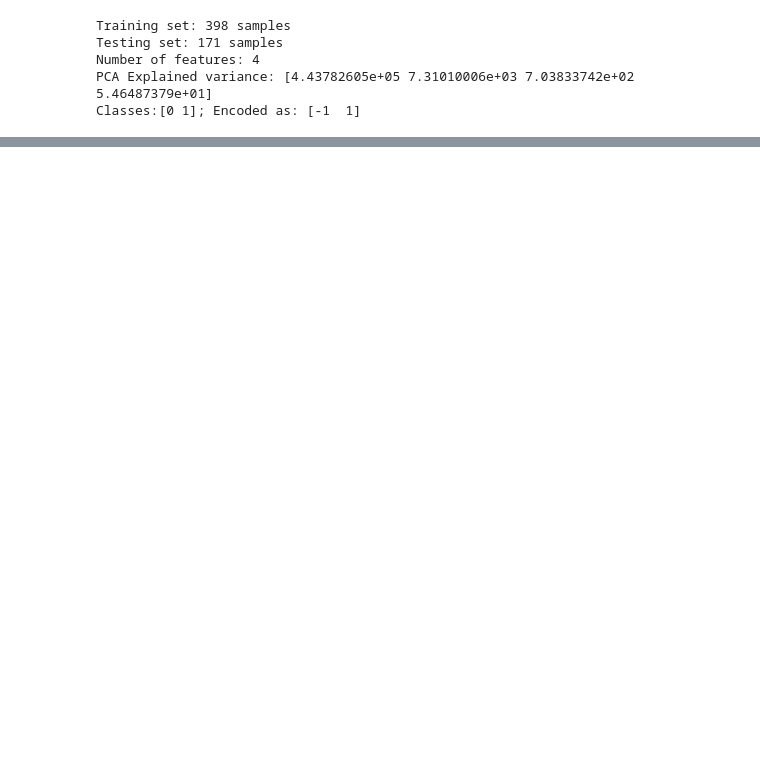
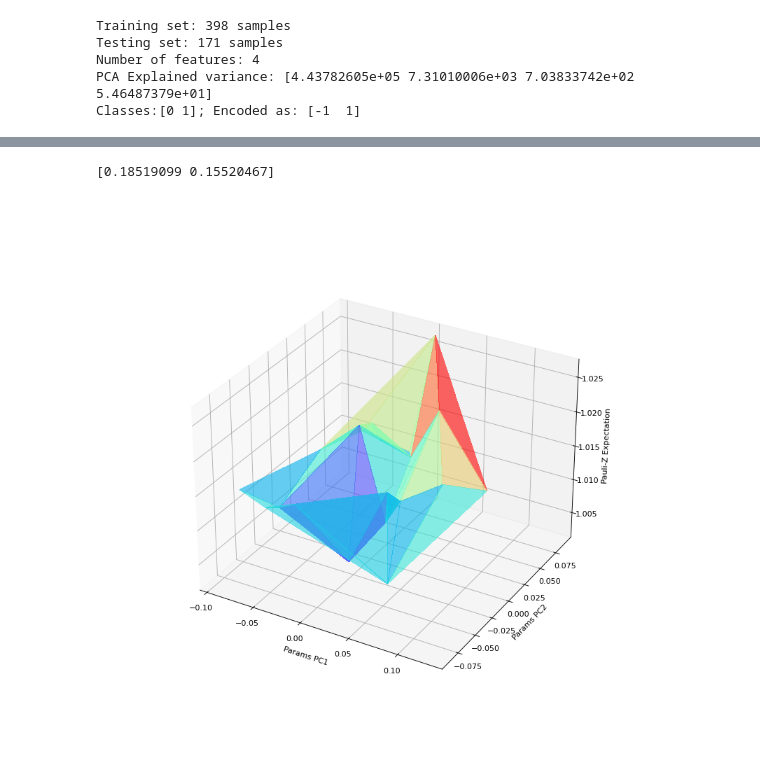
Before and after one commit to NNCT2904/VQA-Notes-v2, a Jupyter notebook: BP_visualization_example.ipynb, the cells around one changed output, grey strips where cells are left out. Cells and saved outputs as stored; diff of their text form; code cells hidden in the pictures; blank space fills up the shorter version.

Commit message:
Plot 3d MAE surface

```diff
--- a/BP_visualization_example.ipynb
+++ b/BP_visualization_example.ipynb
@@ -296,0 +121,5 @@ X, Y = np.meshgrid(X, Y)
+# %%
+data = pd.read_csv('bp-visualise/point-mae.csv', index_col=0)
+display(data.head())
+parameters = data.iloc[:,:-1]
+maes = data.iloc[:,-1]
@@ -296,0 +134,34 @@ X, Y = np.meshgrid(X, Y)
+# %%
+pca = PCA(n_components=2)
+pca.fit(parameters)
+principalData = pca.transform(parameters)
+print(pca.explained_variance_ratio_)
+principalDataDF = pd.DataFrame(principalData, columns=['x', 'y'])
+principalDataDF['z'] = maes
+# %% [output]
+[0.18519099 0.15520467]
+# %%
+%matplotlib widget
+from mpl_toolkits.mplot3d import Axes3D
+xs = principalDataDF['x']
+ys = principalDataDF['y']
+zs = principalDataDF['z']
+
+fig = plt.figure(figsize=(10, 10), dpi=80)
+ax = fig.add_subplot(111, projection='3d')
+
+ax.set_xlabel('Params PC1')
+ax.set_ylabel('Params PC2')
+ax.set_zlabel('Pauli-Z Expectation')
+
+plot = ax.plot_trisurf(xs,
+                       ys,
+                       zs,
+                       cmap=plt.get_cmap('rainbow'),
+                       linewidth=1,
+                       antialiased=False,
+                       alpha=0.6)
+
+plt.show()
+# %% [output]
+[figure, added]
```
Also changed, not shown: parts of 15 cells of this notebook, 3 other files.
